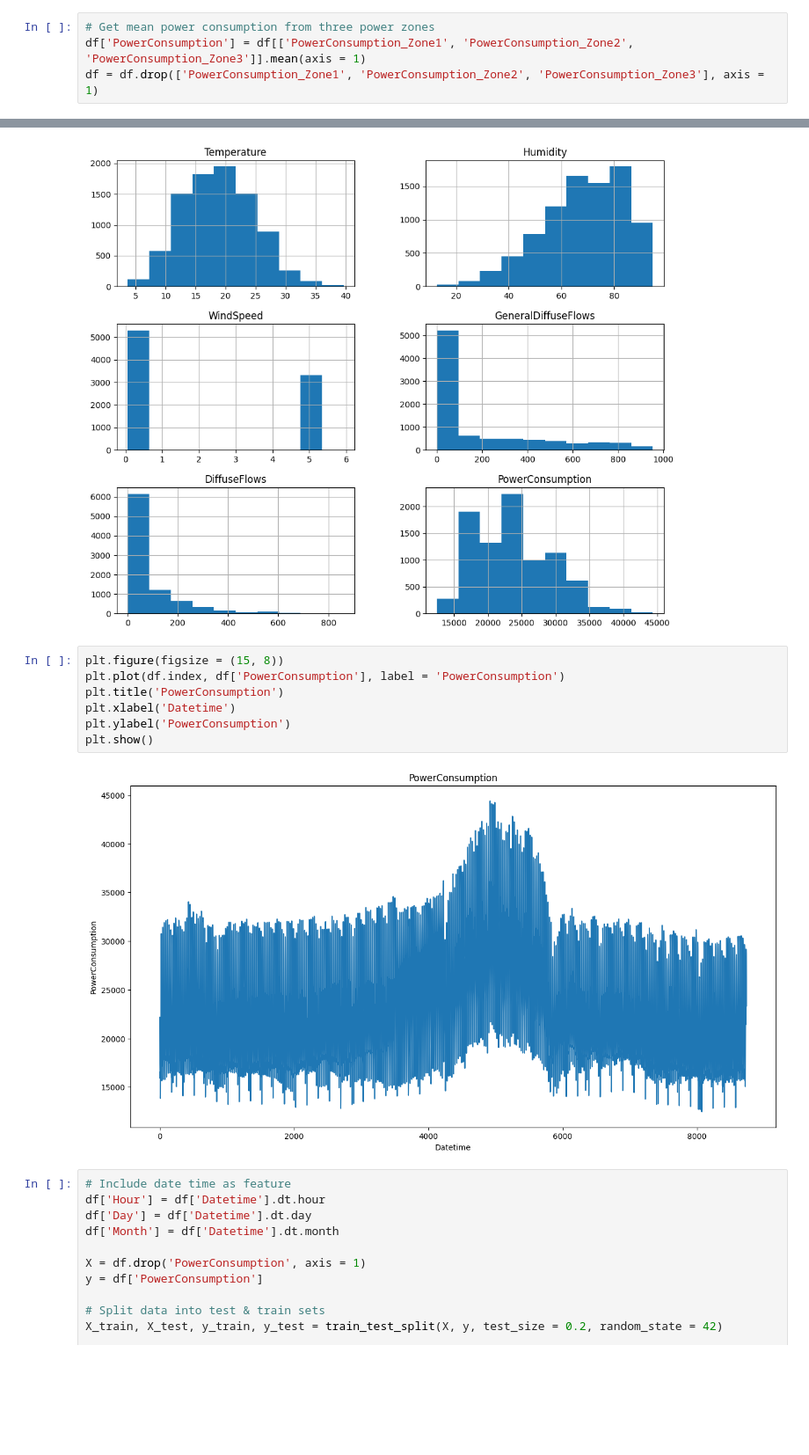
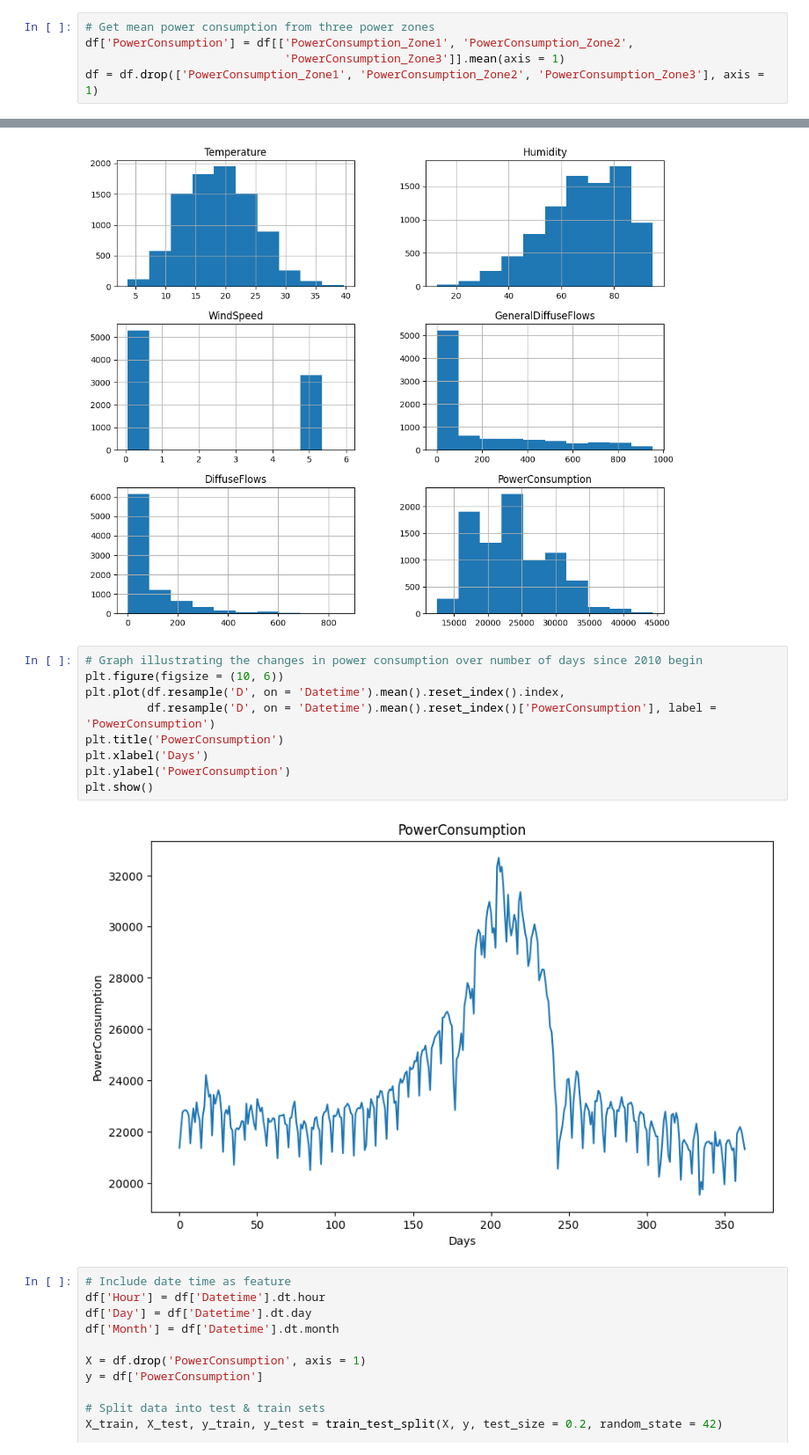
Before and after one commit to InnerShadow/DS, a Jupyter notebook: HW1/HW1.ipynb, the cells around one changed output, grey strips where cells are left out. Shown at 88% size. Drawn from its saved outputs; the diff is of its cells as text; blank space fills up the shorter version.

```diff
--- a/HW1/HW1.ipynb
+++ b/HW1/HW1.ipynb
@@ -47,7 +47,8 @@ df.head()
 | 4 | 1/1/2017 0:40 | 5.921 | 75.7 | 0.081 | 0.048 | 0.085 | 27335.69620 | ... |
 # %%
 # Get mean power consumption from three power zones
-df['PowerConsumption'] = df[['PowerConsumption_Zone1', 'PowerConsumption_Zone2', 'PowerConsumption_Zone3']].mean(axis = 1)
+df['PowerConsumption'] = df[['PowerConsumption_Zone1', 'PowerConsumption_Zone2',
+                             'PowerConsumption_Zone3']].mean(axis = 1)
 df = df.drop(['PowerConsumption_Zone1', 'PowerConsumption_Zone2', 'PowerConsumption_Zone3'], axis = 1)
 # %%
 # Reducing the number of entries
@@ -74,14 +75,16 @@ array([[<Axes: title={'center': 'Temperature'}>,
         <Axes: title={'center': 'PowerConsumption'}>]], dtype=object)
 [figure]
 # %%
-plt.figure(figsize = (15, 8))
-plt.plot(df.index, df['PowerConsumption'], label = 'PowerConsumption')
+# Graph illustrating the changes in power consumption over number of days since 2010 begin
+plt.figure(figsize = (10, 6))
+plt.plot(df.resample('D', on = 'Datetime').mean().reset_index().index,
+         df.resample('D', on = 'Datetime').mean().reset_index()['PowerConsumption'], label = 'PowerConsumption')
 plt.title('PowerConsumption')
-plt.xlabel('Datetime')
+plt.xlabel('Days')
 plt.ylabel('PowerConsumption')
 plt.show()
 # %% [output]
-[figure, old version]
+[figure, new version]
 # %%
 # Include date time as feature
 df['Hour'] = df['Datetime'].dt.hour
```
Also changed, not shown: parts of 2 cells of this notebook.
